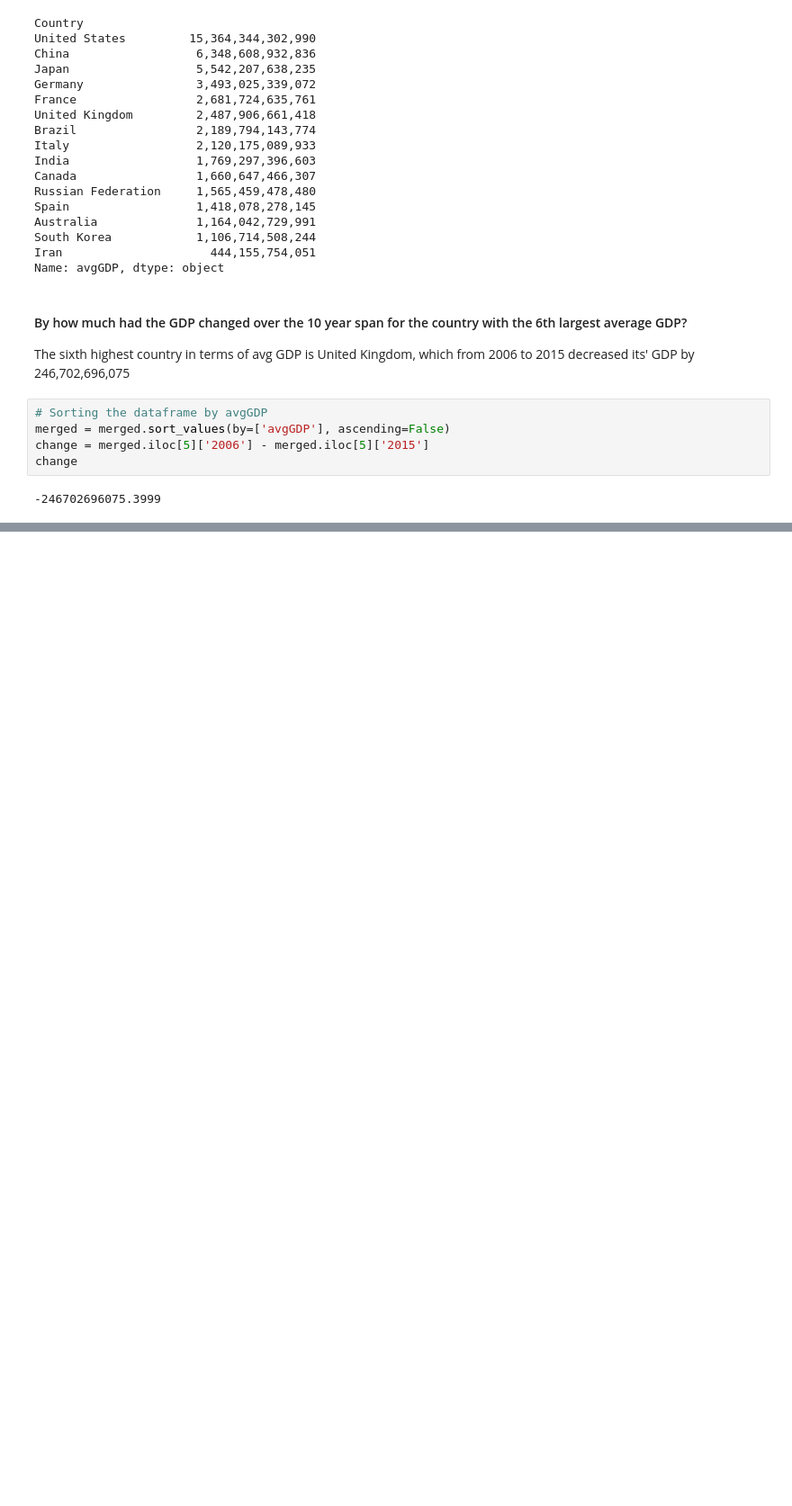
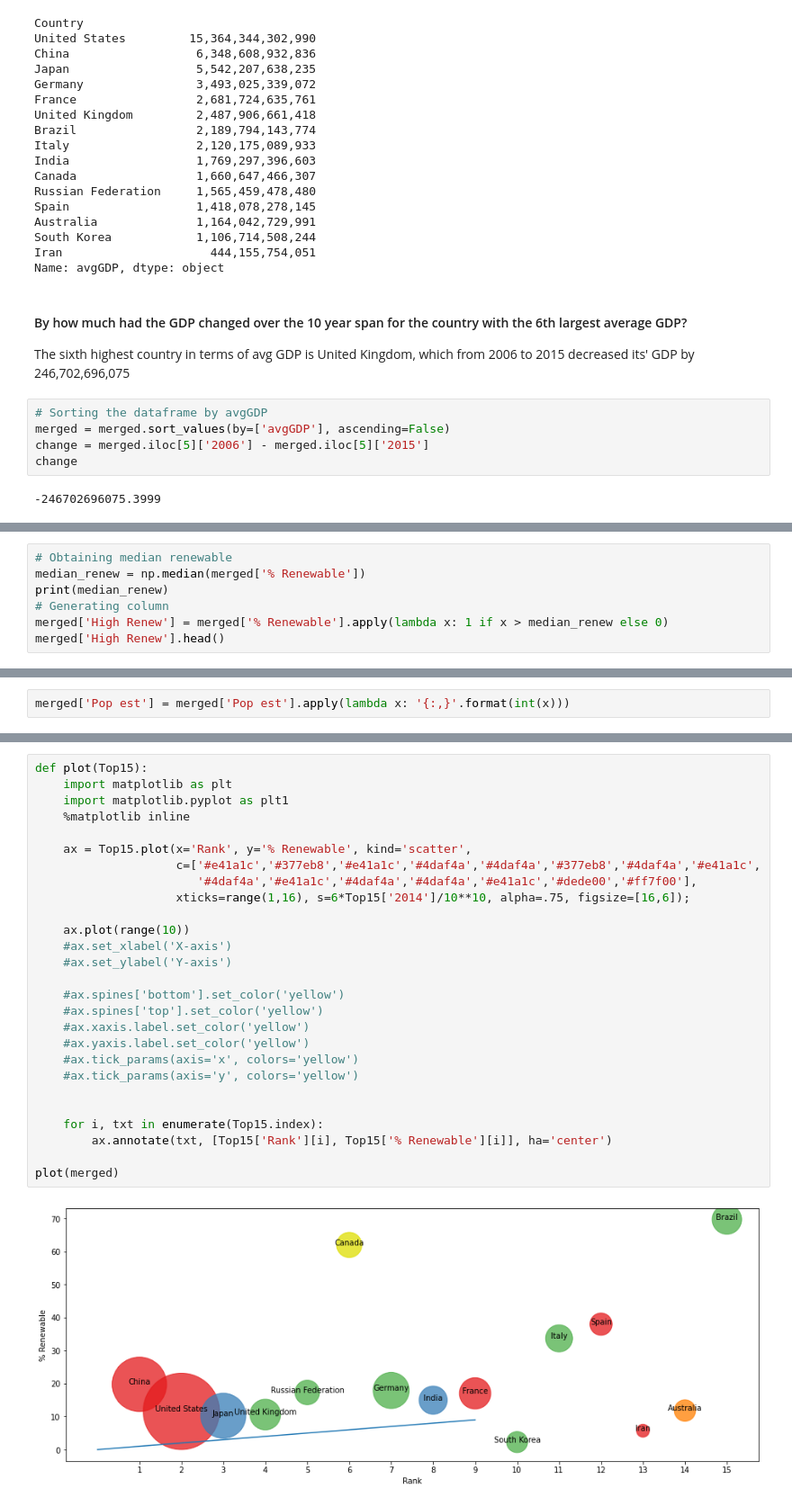
Before and after one commit to kevinmiguel97/Energy-consumption---GDP---Journals-Analysis, a Jupyter notebook: Countries analysis and cleaning.ipynb, the cells around one changed output, grey strips where cells are left out. Shown at 90% size. Saved outputs shown, nothing was run; the diff lists cells and outputs as text; blank space fills up the shorter version.

```diff
--- a/Countries analysis and cleaning.ipynb
+++ b/Countries analysis and cleaning.ipynb
@@ -330,0 +413,7 @@ change
+# %%
+# Obtaining median renewable
+median_renew = np.median(merged['% Renewable'])
+print(median_renew)
+# Generating column
+merged['High Renew'] = merged['% Renewable'].apply(lambda x: 1 if x > median_renew else 0)
+merged['High Renew'].head()
@@ -330,0 +485,2 @@ change
+# %%
+merged['Pop est'] = merged['Pop est'].apply(lambda x: '{:,}'.format(int(x)))
@@ -330,0 +507,29 @@ change
+# %%
+def plot(Top15):
+    import matplotlib as plt
+    import matplotlib.pyplot as plt1
+    %matplotlib inline
+
+    ax = Top15.plot(x='Rank', y='% Renewable', kind='scatter',
+                    c=['#e41a1c','#377eb8','#e41a1c','#4daf4a','#4daf4a','#377eb8','#4daf4a','#e41a1c',
+                       '#4daf4a','#e41a1c','#4daf4a','#4daf4a','#e41a1c','#dede00','#ff7f00'],
+                    xticks=range(1,16), s=6*Top15['2014']/10**10, alpha=.75, figsize=[16,6]);
+
+    ax.plot(range(10))
+    #ax.set_xlabel('X-axis')
+    #ax.set_ylabel('Y-axis')
+
+    #ax.spines['bottom'].set_color('yellow')
+    #ax.spines['top'].set_color('yellow')
+    #ax.xaxis.label.set_color('yellow')
+    #ax.yaxis.label.set_color('yellow')
+    #ax.tick_params(axis='x', colors='yellow')
+    #ax.tick_params(axis='y', colors='yellow')
+
+
+    for i, txt in enumerate(Top15.index):
+        ax.annotate(txt, [Top15['Rank'][i], Top15['% Renewable'][i]], ha='center')
+
+plot(merged)
+# %% [output]
+[figure, added]
```
Also changed, not shown: parts of 19 cells of this notebook.
